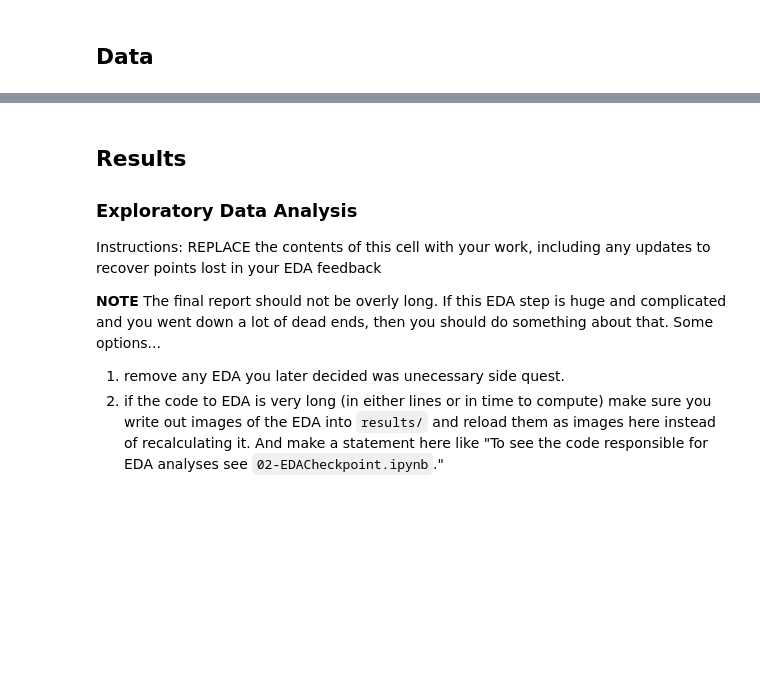
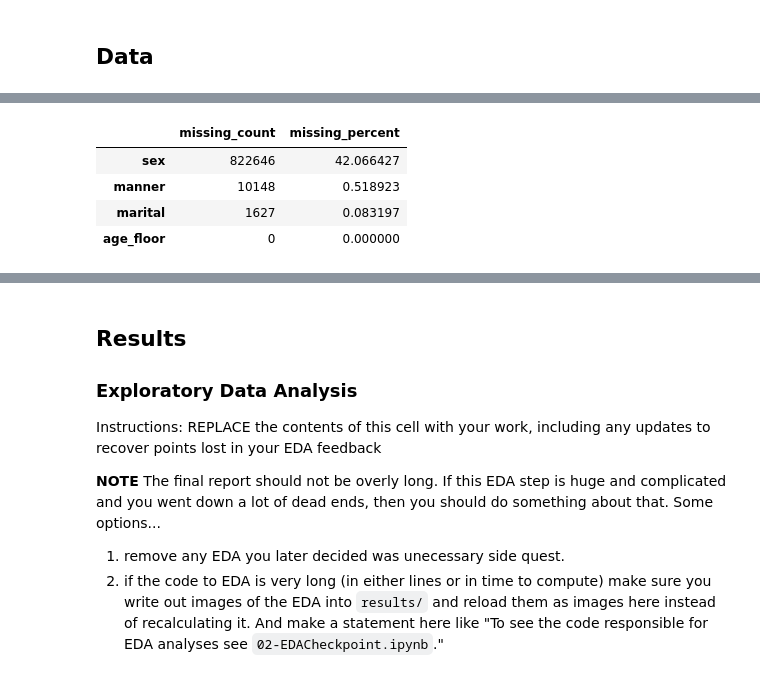
Before and after one commit to COGS108/Group069_WI26, a Jupyter notebook: 03-FinalProject.ipynb, the cells around one changed output, grey strips where cells are left out. Saved outputs shown, nothing was run; the diff lists cells and outputs as text; code cells hidden in the pictures; blank space fills up the shorter version.

```diff
--- a/03-FinalProject.ipynb
+++ b/03-FinalProject.ipynb
@@ -101,0 +268,16 @@ Instructions: REPLACE the contents of this cell with your work, including any up
+# %%
+missing_counts = df.isna().sum()
+missing_percent = df.isna().mean() * 100
+
+missing_summary = pd.DataFrame({
+    "missing_count": missing_counts,
+    "missing_percent": missing_percent
+}).sort_values("missing_percent", ascending=False)
+
+missing_summary
+# %% [output]
+|  | missing_count | missing_percent |
+| sex | 822646 | 42.066427 |
+| manner | 10148 | 0.518923 |
+| marital | 1627 | 0.083197 |
+| age_floor | 0 | 0.000000 |
```
Also changed, not shown: parts of 42 cells of this notebook, 2 other files.
